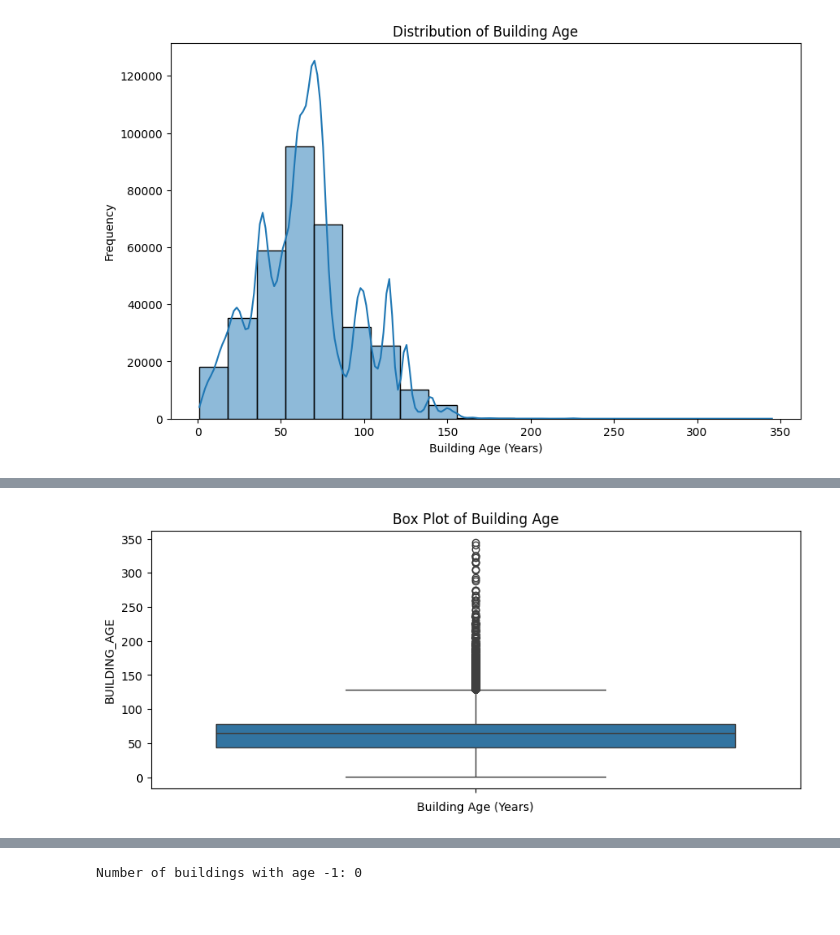
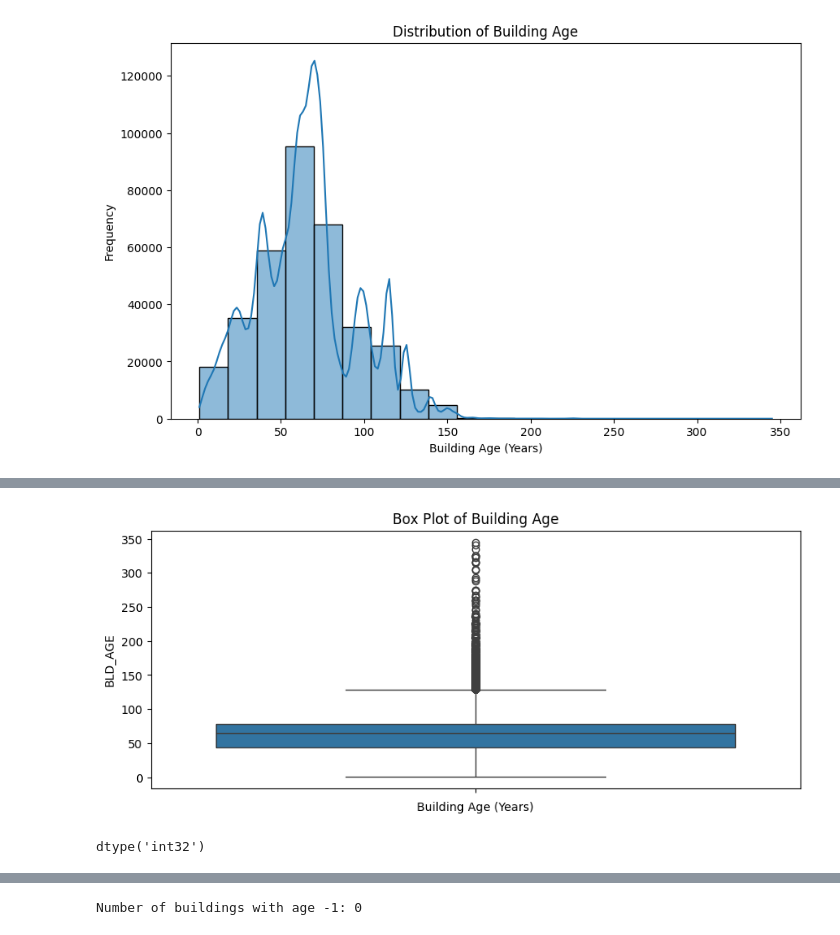
Before and after one commit to coddecses/ycbs299, a Jupyter notebook: notebooks/property assessment and fire stations/Property_Assessment_Data_Cleaning.ipynb, the cells around one changed output, grey strips where cells are left out. Saved outputs shown, nothing was run; the diff lists cells and outputs as text; code cells hidden in the pictures.

```diff
--- a/notebooks/property assessment and fire stations/Property_Assessment_Data_Cleaning.ipynb
+++ b/notebooks/property assessment and fire stations/Property_Assessment_Data_Cleaning.ipynb
@@ -39,16 +206,16 @@ uef_df.head()
 # %%
 uef_df.isnull().sum()
 uef_df = uef_df.drop_duplicates(keep='first')
-uef_df = uef_df.dropna(subset=['NOM_RUE', 'CIVIQUE_DE', 'CIVIQUE_FI'])
-uef_df['NOM_RUE'] = uef_df['NOM_RUE'].str.replace(r'\(.*?\)', '', regex=True)
-uef_df = uef_df.drop_duplicates(subset=['CIVIQUE_FI', 'NOM_RUE', 'MUNICIPALI'], keep='first')
+uef_df = uef_df.dropna(subset=[STREET_NAME, CIVIC_START, CIVIC_END])
+uef_df[STREET_NAME] = uef_df[STREET_NAME].str.replace(r'\(.*?\)', '', regex=True)
+uef_df = uef_df.drop_duplicates(subset=[CIVIC_END, STREET_NAME, MUNICIPALITY_CODE], keep='first')
 
 #uef_df = uef_df.dropna()
-uef_df.loc[uef_df['CIVIQUE_DE'].isnull(), 'CIVIQUE_FI'] = 0
-uef_df.loc[:, 'ANNEE_CONS'] = pd.to_datetime(uef_df['ANNEE_CONS'], format='%Y', errors='coerce')
-uef_df.loc[:, 'ANNEE_CONS'] = uef_df['ANNEE_CONS'].fillna(pd.NaT)
-uef_df = uef_df.dropna(subset=['ANNEE_CONS'])
-uef_df.loc[:, 'CATEGORIE_'] = uef_df['CATEGORIE_'].astype('category')
+uef_df.loc[uef_df[CIVIC_END].isnull(), CIVIC_END] = 0
+uef_df.loc[:, CONSTRUCTION_YEAR] = pd.to_datetime(uef_df[CONSTRUCTION_YEAR], format='%Y', errors='coerce')
+uef_df.loc[:, CONSTRUCTION_YEAR] = uef_df[CONSTRUCTION_YEAR].fillna(pd.NaT)
+uef_df = uef_df.dropna(subset=[CONSTRUCTION_YEAR])
+uef_df.loc[:, UEF_CATEGORY] = uef_df[UEF_CATEGORY].astype('category')
 # %% [output]
 ['1983-01-01 00:00:00', '2012-01-01 00:00:00', '1983-01-01 00:00:00',
  '1963-01-01 00:00:00', '1914-01-01 00:00:00', '1949-01-01 00:00:00',
@@ -81,6 +248,6 @@ municipality_mapping = {
     29: 'Westmount'
 }
 
-uef_df['MUNICIPALI'] = pd.to_numeric(uef_df['MUNICIPALI'], errors='coerce')
+uef_df[MUNICIPALITY_CODE] = pd.to_numeric(uef_df[MUNICIPALITY_CODE], errors='coerce')
 
-uef_df['MUNICIPALITY_NAME'] = uef_df['MUNICIPALI'].map(municipality_mapping)
+uef_df[MUNICIPALITY_NAME] = uef_df[MUNICIPALITY_CODE].map(municipality_mapping)
@@ -136,4 +283,10 @@ uef_df = uef_df.rename(columns=french_to_english_column_names)
 # %%
 # create a new column to calculate building age from the CONSTRUCTION_YEAR column
-uef_df['BUILDING_AGE'] = (pd.Timestamp('now').year - uef_df['CONSTRUCTION_YEAR'].dt.year)
-uef_df.loc[uef_df['CONSTRUCTION_YEAR'].dt.year < 1600, 'BUILDING_AGE'] = -1
+uef_df[CONSTRUCTION_YEAR] = uef_df[CONSTRUCTION_YEAR].dt.year
+uef_df[BUILDING_AGE] = (pd.Timestamp('now').year - uef_df[CONSTRUCTION_YEAR])
+uef_df.loc[uef_df[CONSTRUCTION_YEAR] < 1600, BUILDING_AGE] = -1
+# %%
+# Defining age group bins and plotting
+age_bins = [0, 20, 50, 100, 150, 200, 250, 300, float('inf')]  # Define your bins
+age_labels = ['<20', '20-50', '50-100', '100-150', '150-200', '200-250', '250-300', '>300']
+uef_df[AGE_GROUP] = pd.cut(uef_df[BUILDING_AGE], bins=age_bins, labels=age_labels, right=False)
@@ -150,9 +331,13 @@ plt.show()
 # %%
 # Box Plot
 plt.figure(figsize=(10, 4))  # Adjust figure size as needed
-sns.boxplot(y=uef_df['BUILDING_AGE'])
+sns.boxplot(y=uef_df[BUILDING_AGE])
 plt.title('Box Plot of Building Age')
 plt.xlabel('Building Age (Years)')
 plt.show()
 # %% [output]
-[figure, old version]
+[figure, new version]
+# %%
+uef_df[BUILDING_AGE].dtype
+# %% [output]
+dtype('int32')
```
Also changed, not shown: parts of 57 cells of this notebook, 1 other file.
